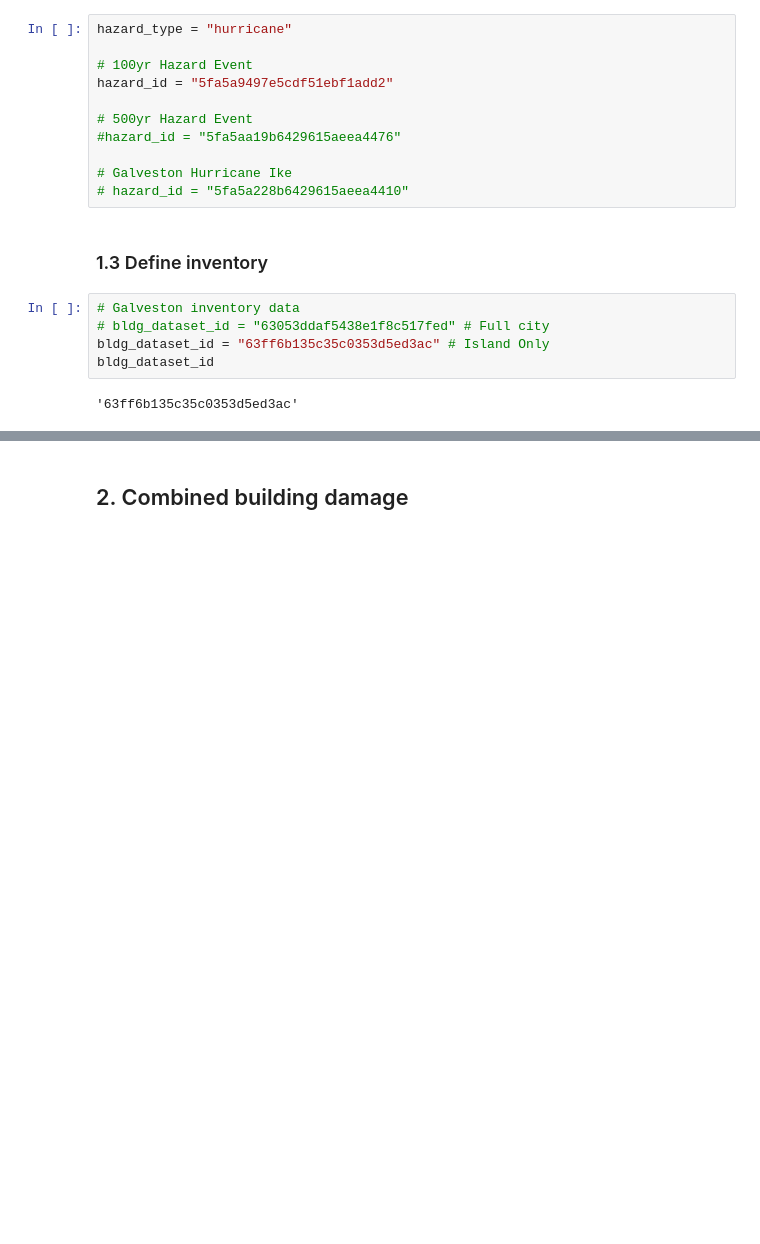
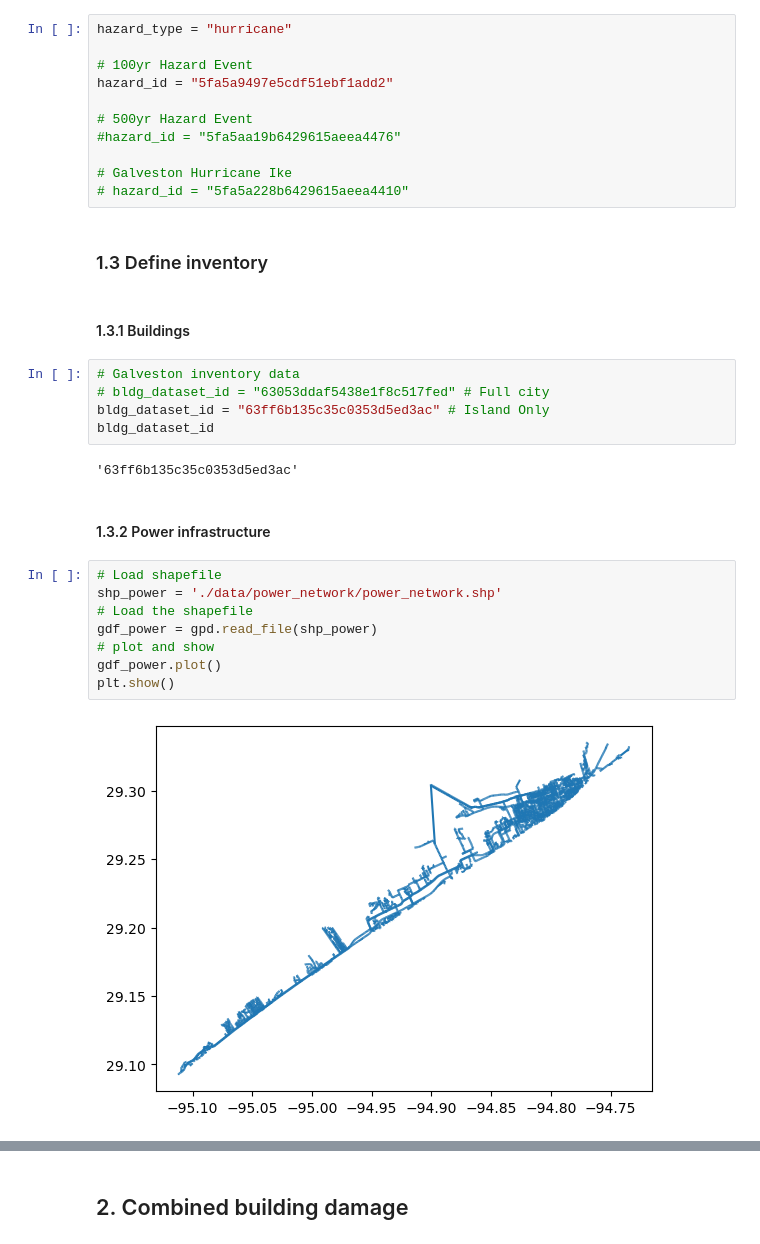
Before and after one commit to npr99/IN-CORE_Galveston, a Jupyter notebook: _sources/notebooks/complete_notebook.ipynb, the cells around one changed output, grey strips where cells are left out. Saved outputs shown, nothing was run; the diff lists cells and outputs as text; blank space fills up the shorter version.

```diff
--- a/_sources/notebooks/complete_notebook.ipynb
+++ b/_sources/notebooks/complete_notebook.ipynb
@@ -59,6 +62,8 @@ hazard_id = "5fa5a9497e5cdf51ebf1add2"
 # hazard_id = "5fa5a228b6429615aeea4410"
 # %% [markdown]
 ### 1.3 Define inventory
+# %% [markdown]
+#### 1.3.1 Buildings
 # %%
 # Galveston inventory data
 # bldg_dataset_id = "63053ddaf5438e1f8c517fed" # Full city
@@ -66,3 +71,15 @@ bldg_dataset_id = "63ff6b135c35c0353d5ed3ac" # Island Only
 bldg_dataset_id
 # %% [output]
 '63ff6b135c35c0353d5ed3ac'
+# %% [markdown]
+#### 1.3.2 Power infrastructure
+# %%
+# Load shapefile
+shp_power = './data/power_network/power_network.shp'
+# Load the shapefile
+gdf_power = gpd.read_file(shp_power)
+# plot and show
+gdf_power.plot()
+plt.show()
+# %% [output]
+[figure, added]
```
Also changed, not shown: parts of 29 cells of this notebook, 36 other files.
